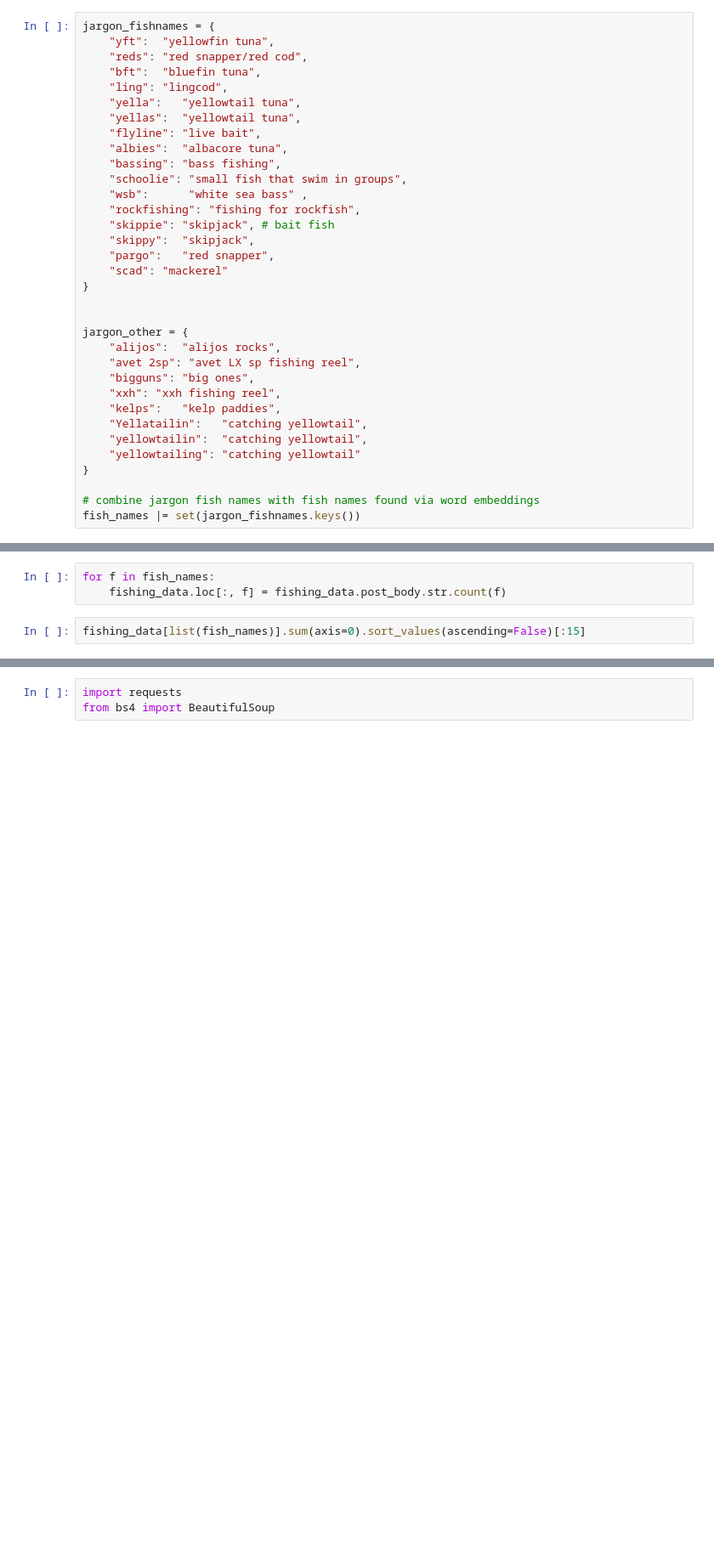
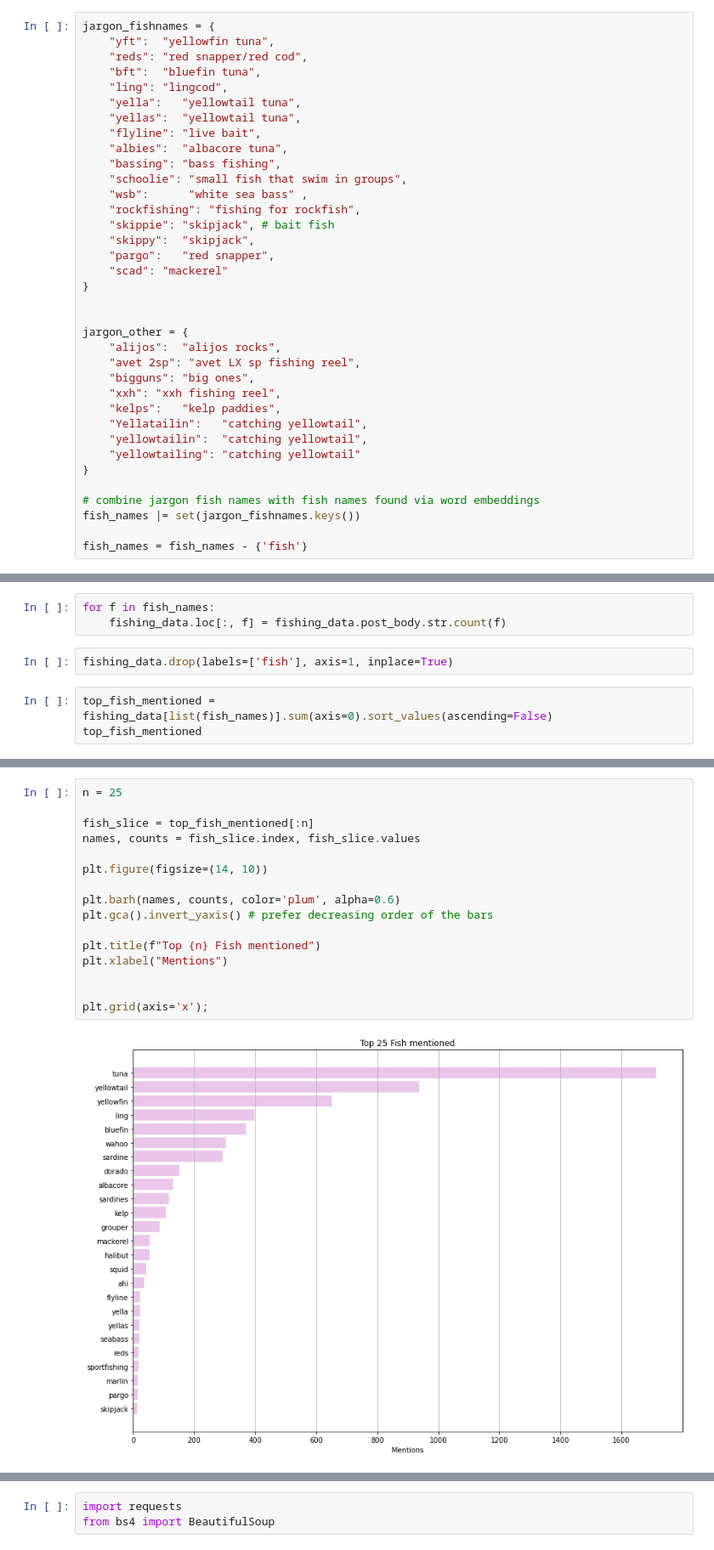
Before and after one commit to Mlawrence95/sportfishing-hauls-scraper, a Jupyter notebook: analysis.ipynb, the cells around one changed output, grey strips where cells are left out. Shown at 85% size. Saved outputs shown, nothing was run; the diff lists cells and outputs as text; blank space fills up the shorter version.

```diff
--- a/analysis.ipynb
+++ b/analysis.ipynb
@@ -912,6 +913,8 @@ jargon_other = {
 
 # combine jargon fish names with fish names found via word embeddings
 fish_names |= set(jargon_fishnames.keys())
+
+fish_names = fish_names - {'fish'}
 # %%
 fish_names
 # %% [output]
@@ -1087,5 +1110,8 @@ samples
 # %%
 for f in fish_names:
     fishing_data.loc[:, f] = fishing_data.post_body.str.count(f)
+# %%
+fishing_data.drop(labels=['fish'], axis=1, inplace=True)
 # %%
-fishing_data[list(fish_names)].sum(axis=0).sort_values(ascending=False)[:15]
+top_fish_mentioned = fishing_data[list(fish_names)].sum(axis=0).sort_values(ascending=False)
+top_fish_mentioned
@@ -1092,3 +1131,21 @@ fishing_data[list(fish_names)].sum(axis=0).sort_values(ascending=False)[:15]
+# %%
+n = 25
+
+fish_slice = top_fish_mentioned[:n]
+names, counts = fish_slice.index, fish_slice.values
+
+plt.figure(figsize=(14, 10))
+
+plt.barh(names, counts, color='plum', alpha=0.6)
+plt.gca().invert_yaxis() # prefer decreasing order of the bars
+
+plt.title(f"Top {n} Fish mentioned")
+plt.xlabel("Mentions")
+
+
+plt.grid(axis='x');
+# %% [output]
+[figure, added]
 # %%
 # fishing_data.groupby(fishing_data.date_posted.dt.month)[['bluefin', 'yellowtail', 'grouper']].sum().plot()
 fishing_data.groupby(fishing_data.date_posted.dt.month)['dorado'].sum().plot(figsize=(12, 8))
```
Also changed, not shown: parts of 10 cells of this notebook, 3 other files.
